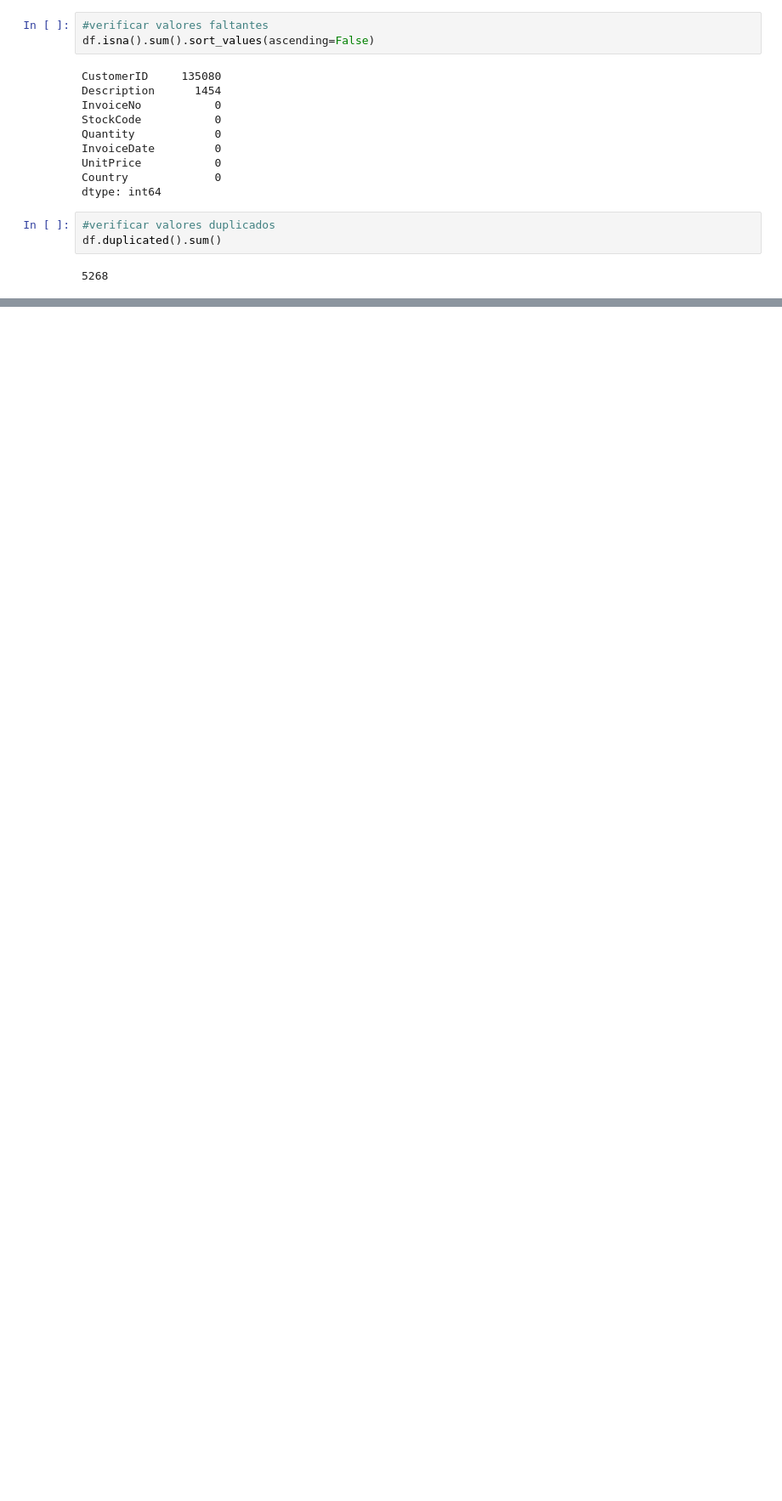
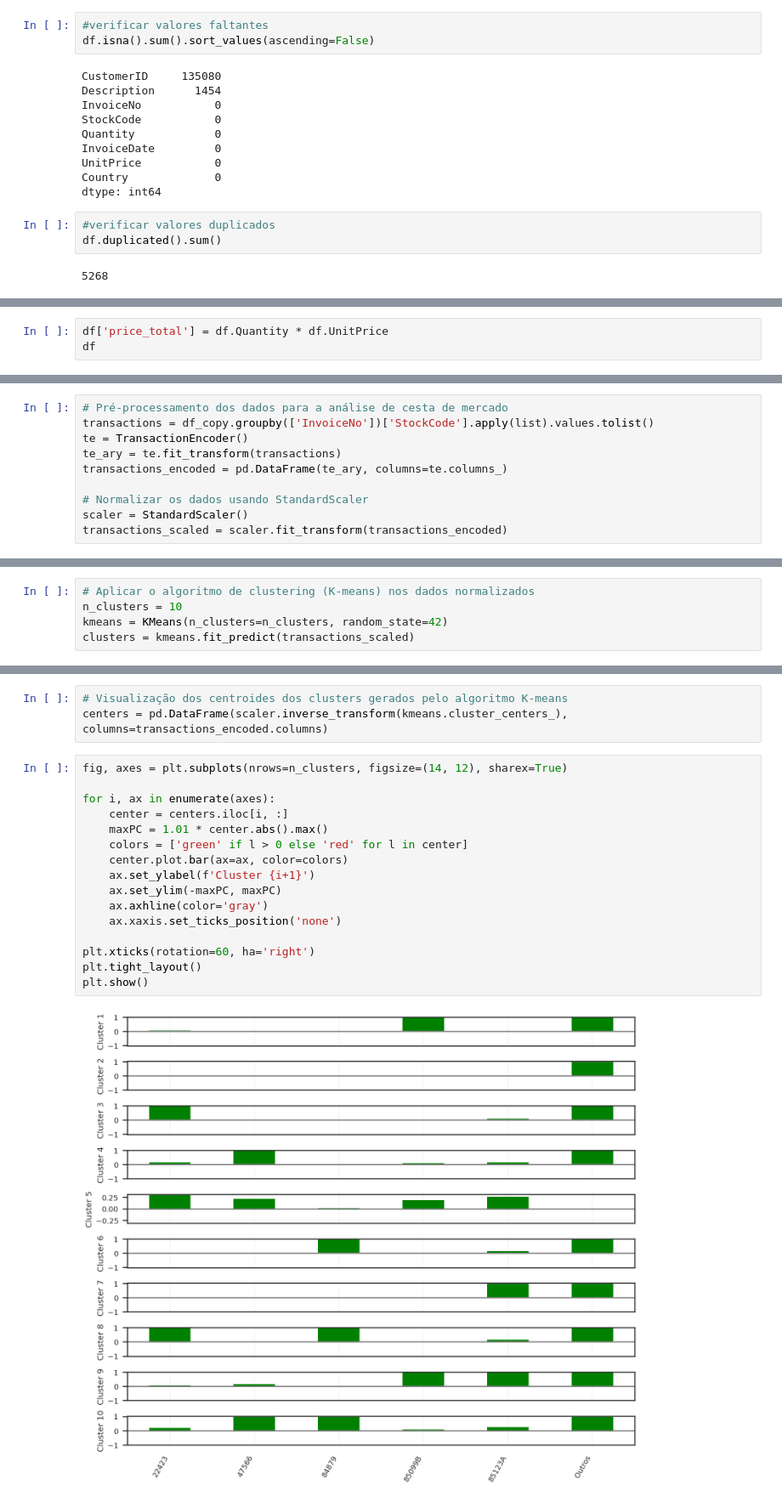
Before and after one commit to egonloch/DNC, a Jupyter notebook: Desafio_7_Egon.ipynb, the cells around one changed output, grey strips where cells are left out. Shown at 85% size. Saved outputs shown, nothing was run; the diff lists cells and outputs as text; blank space fills up the shorter version.

```diff
--- a/Desafio_7_Egon.ipynb
+++ b/Desafio_7_Egon.ipynb
@@ -174,0 +281,3 @@ df.duplicated().sum()
+# %%
+df['price_total'] = df.Quantity * df.UnitPrice
+df
@@ -174,0 +327,10 @@ df.duplicated().sum()
+# %%
+# Pré-processamento dos dados para a análise de cesta de mercado
+transactions = df_copy.groupby(['InvoiceNo'])['StockCode'].apply(list).values.tolist()
+te = TransactionEncoder()
+te_ary = te.fit_transform(transactions)
+transactions_encoded = pd.DataFrame(te_ary, columns=te.columns_)
+
+# Normalizar os dados usando StandardScaler
+scaler = StandardScaler()
+transactions_scaled = scaler.fit_transform(transactions_encoded)
@@ -174,0 +366,5 @@ df.duplicated().sum()
+# %%
+# Aplicar o algoritmo de clustering (K-means) nos dados normalizados
+n_clusters = 10
+kmeans = KMeans(n_clusters=n_clusters, random_state=42)
+clusters = kmeans.fit_predict(transactions_scaled)
@@ -174,0 +373,21 @@ df.duplicated().sum()
+# %%
+# Visualização dos centroides dos clusters gerados pelo algoritmo K-means
+centers = pd.DataFrame(scaler.inverse_transform(kmeans.cluster_centers_), columns=transactions_encoded.columns)
+# %%
+fig, axes = plt.subplots(nrows=n_clusters, figsize=(14, 12), sharex=True)
+
+for i, ax in enumerate(axes):
+    center = centers.iloc[i, :]
+    maxPC = 1.01 * center.abs().max()
+    colors = ['green' if l > 0 else 'red' for l in center]
+    center.plot.bar(ax=ax, color=colors)
+    ax.set_ylabel(f'Cluster {i+1}')
+    ax.set_ylim(-maxPC, maxPC)
+    ax.axhline(color='gray')
+    ax.xaxis.set_ticks_position('none')
+
+plt.xticks(rotation=60, ha='right')
+plt.tight_layout()
+plt.show()
+# %% [output]
+[figure, added]
```
Also changed, not shown: parts of 62 cells of this notebook.
